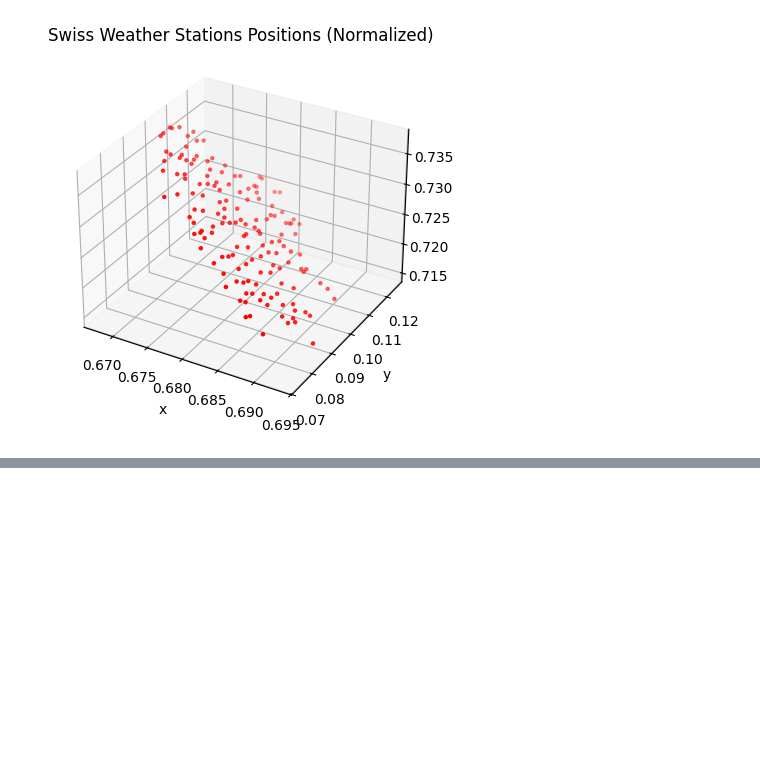
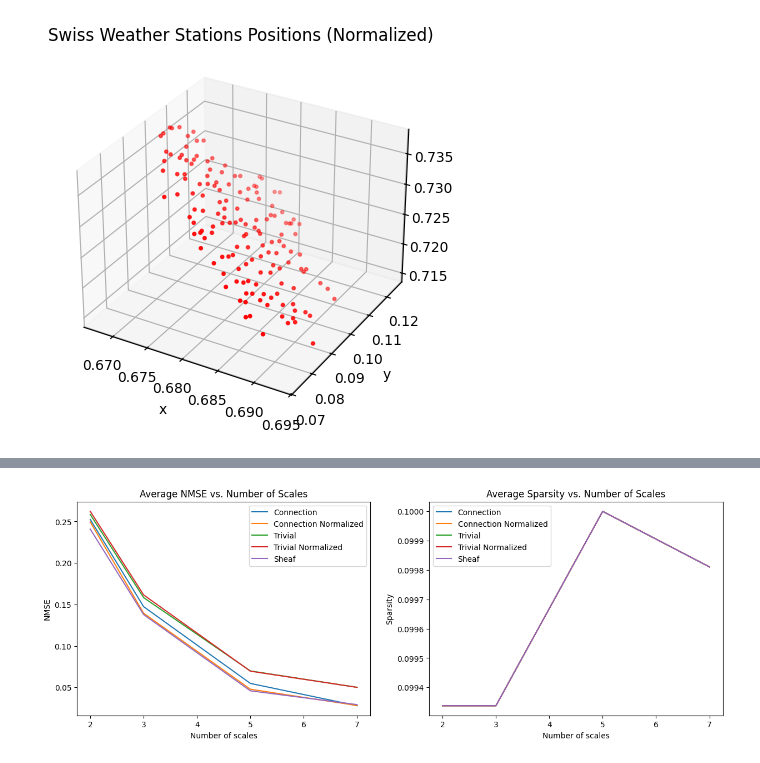
Before and after one commit to gmaurer08/sheaf-signal-processing, a Jupyter notebook: main copy 2.ipynb, the cells around one changed output, grey strips where cells are left out. Cells and saved outputs as stored; diff of their text form; code cells hidden in the pictures; blank space fills up the shorter version.

```diff
--- a/main copy 2.ipynb
+++ b/main copy 2.ipynb
@@ -692,0 +763,4 @@ OrthogonalMatchingPursuit does not accept missing values encoded as NaN natively
+# %%
+plot_avg_results_vs_num_scales(hyperparameters['num_scales'], hyperparameters['laplacians'], sparsity_results, nmse_results)
+# %% [output]
+[figure, added]
```
Also changed, not shown: parts of 34 cells of this notebook, 3 other files.
